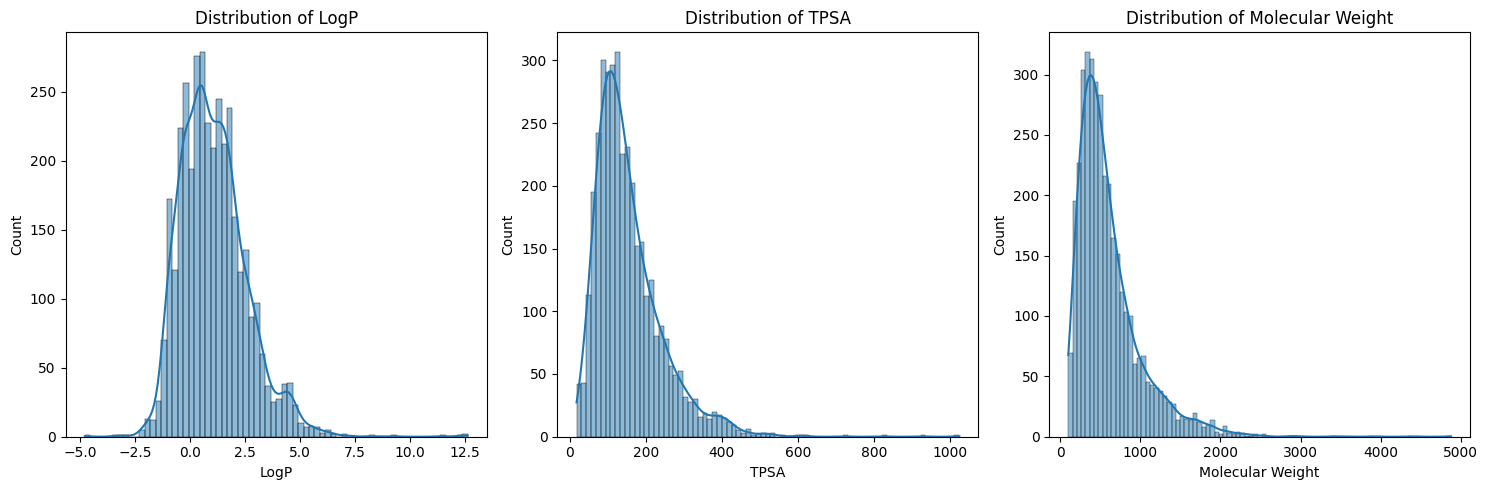
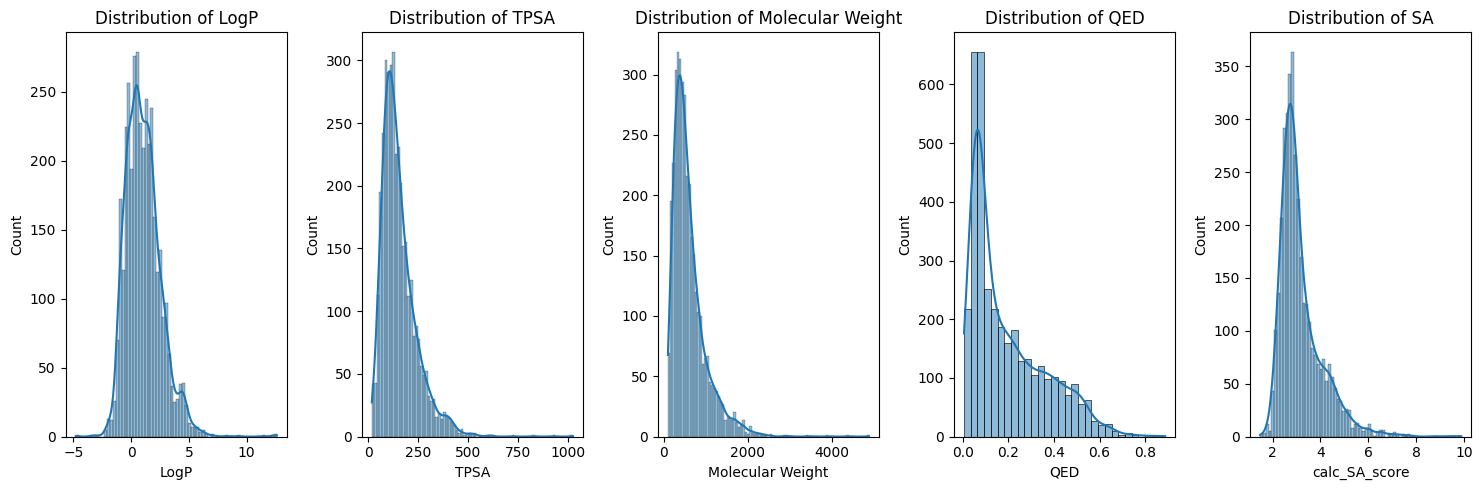
Unified diff of the notebook cell whose output changed from the first chart to the second:
--- before
+++ after
@@ -1,4 +1,4 @@
 # Distribution of features in our data set
-fig, axs = plt.subplots(1, 3, figsize=(15,5))
+fig, axs = plt.subplots(1, 5, figsize=(15,5))
 sns.histplot(linker['LogP'], kde=True, ax=axs[0])
 axs[0].set_title('Distribution of LogP')
@@ -10,4 +10,10 @@
 axs[2].set_title('Distribution of Molecular Weight')
 
+sns.histplot(linker['QED'], kde=True, ax=axs[3])
+axs[3].set_title('Distribution of QED')
+
+sns.histplot(linker['calc_SA_score'], kde=True, ax=axs[4])
+axs[4].set_title('Distribution of SA')
+
 plt.tight_layout()
 plt.show()

Commit: Added data folder with data + minor update to notebook